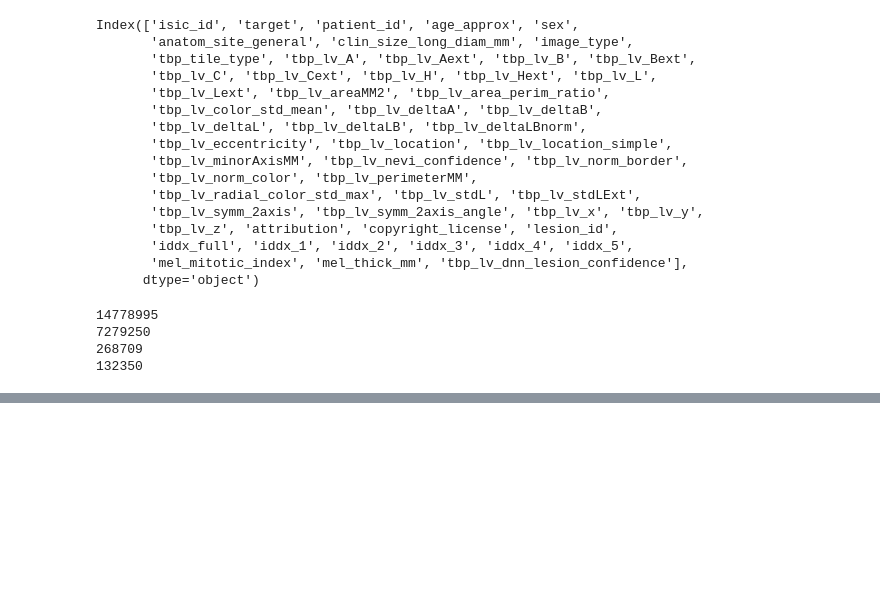
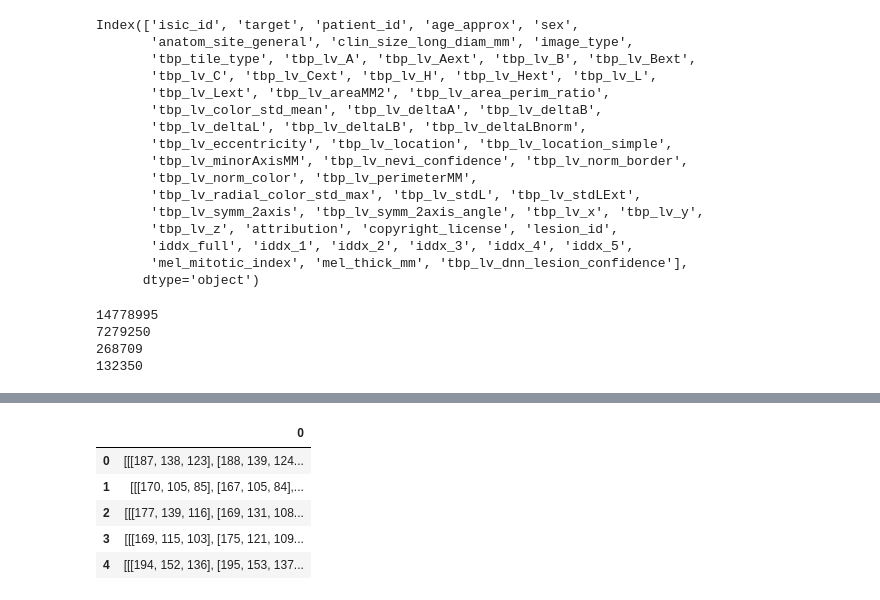
Before and after one commit to Tyagi123/Cancer_Test, a Jupyter notebook: Cancer.ipynb, the cells around one changed output, grey strips where cells are left out. Cells and saved outputs as stored; diff of their text form; code cells hidden in the pictures; blank space fills up the shorter version.

```diff
--- a/Cancer.ipynb
+++ b/Cancer.ipynb
@@ -248,0 +245,10 @@ AttributeError: 'Series' object has no attribute 'read'
+# %%
+df = pd.DataFrame(image_list)
+df.head()
+# %% [output]
+|  | 0 |
+| 0 | [[[187, 138, 123], [188, 139, 124... |
+| 1 | [[[170, 105, 85], [167, 105, 84],... |
+| 2 | [[[177, 139, 116], [169, 131, 108... |
+| 3 | [[[169, 115, 103], [175, 121, 109... |
+| 4 | [[[194, 152, 136], [195, 153, 137... |
```
Also changed, not shown: parts of 6 cells of this notebook.
